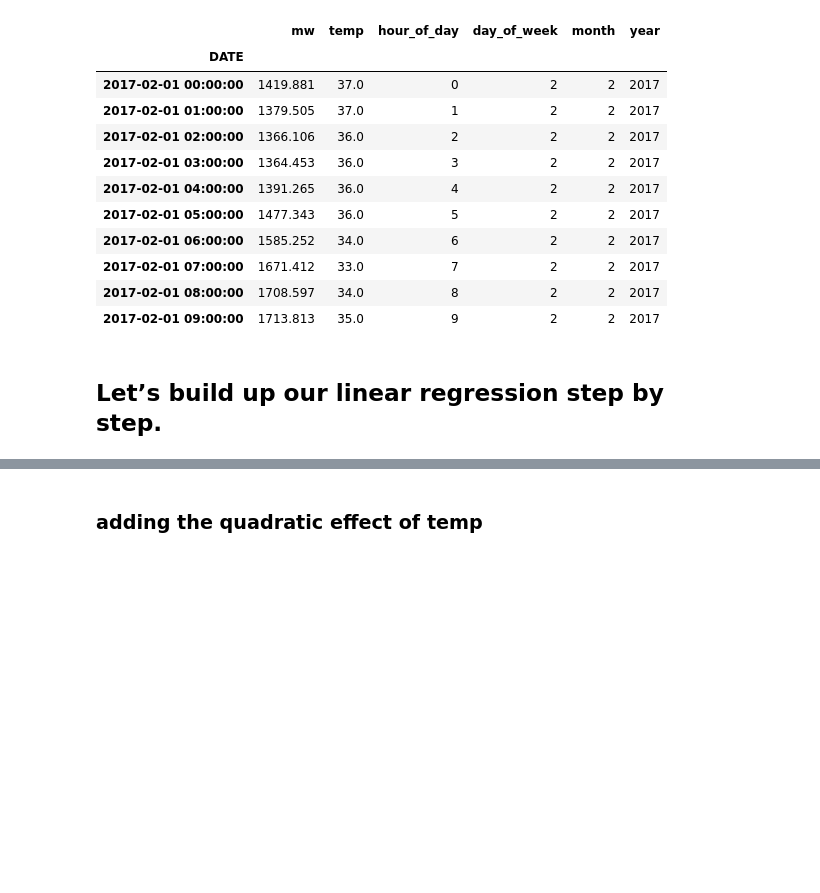
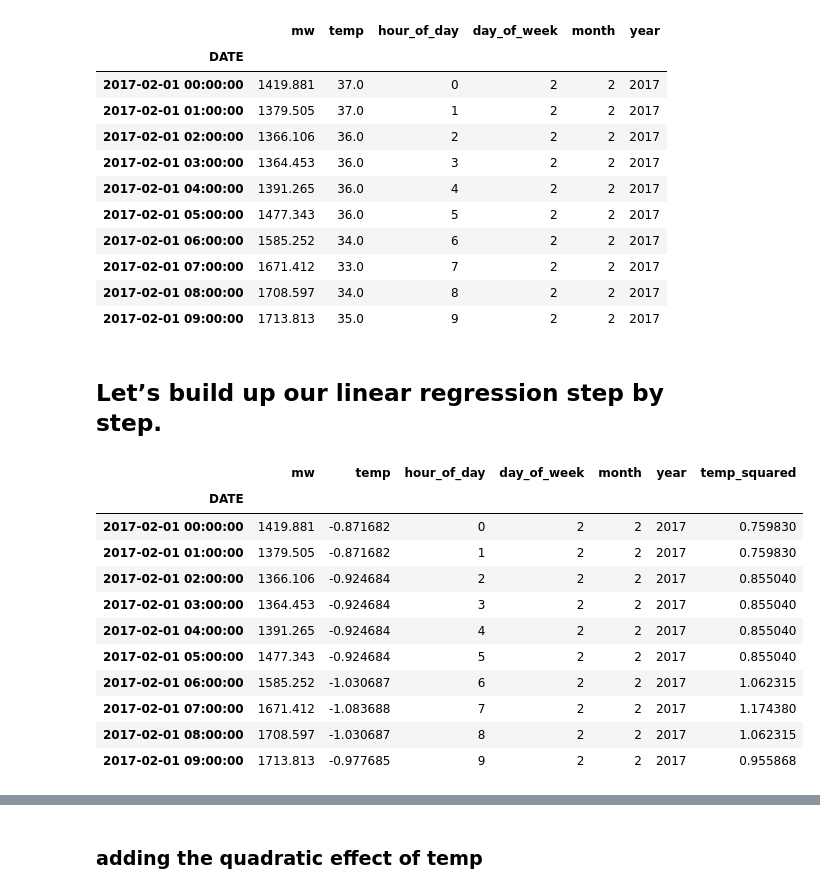
Before and after one commit to okmich/live-manning-projects, a Jupyter notebook: time-series-forecasting-in-python/Milestone_3.ipynb, the cells around one changed output, grey strips where cells are left out. Cells and saved outputs as stored; diff of their text form; code cells hidden in the pictures; blank space fills up the shorter version.

```diff
--- a/time-series-forecasting-in-python/Milestone_3.ipynb
+++ b/time-series-forecasting-in-python/Milestone_3.ipynb
@@ -23,7 +23,8 @@ def prepare_data():
 
     return train_set, test_set
 
-def with_temp_squared(df):
+def preprocess(df):
+    df['temp'] = (df['temp'] - np.mean(df['temp']))/np.std(df['temp'])
     df['temp_squared'] = df['temp'] ** 2
     return df
 
@@ -45,4 +46,20 @@ train.head(10)
 | 2017-02-01 09:00:00 | 1713.813 | 35.0 | 9 | 2 | 2 | 2017 |
 # %% [markdown]
 ## Let’s build up our linear regression step by step.
+# %%
+train_df = preprocess(train.copy())
+train_df.head(10)
+# %% [output]
+|  | mw | temp | hour_of_day | day_of_week | month | year | temp_squared |
+| DATE |  |  |  |  |  |  |  |
+| 2017-02-01 00:00:00 | 1419.881 | -0.871682 | 0 | 2 | 2 | 2017 | 0.759830 |
+| 2017-02-01 01:00:00 | 1379.505 | -0.871682 | 1 | 2 | 2 | 2017 | 0.759830 |
+| 2017-02-01 02:00:00 | 1366.106 | -0.924684 | 2 | 2 | 2 | 2017 | 0.855040 |
+| 2017-02-01 03:00:00 | 1364.453 | -0.924684 | 3 | 2 | 2 | 2017 | 0.855040 |
+| 2017-02-01 04:00:00 | 1391.265 | -0.924684 | 4 | 2 | 2 | 2017 | 0.855040 |
+| 2017-02-01 05:00:00 | 1477.343 | -0.924684 | 5 | 2 | 2 | 2017 | 0.855040 |
+| 2017-02-01 06:00:00 | 1585.252 | -1.030687 | 6 | 2 | 2 | 2017 | 1.062315 |
+| 2017-02-01 07:00:00 | 1671.412 | -1.083688 | 7 | 2 | 2 | 2017 | 1.174380 |
+| 2017-02-01 08:00:00 | 1708.597 | -1.030687 | 8 | 2 | 2 | 2017 | 1.062315 |
+| 2017-02-01 09:00:00 | 1713.813 | -0.977685 | 9 | 2 | 2 | 2017 | 0.955868 |
 # %%
```
Also changed, not shown: parts of 11 cells of this notebook, 1 other file.
